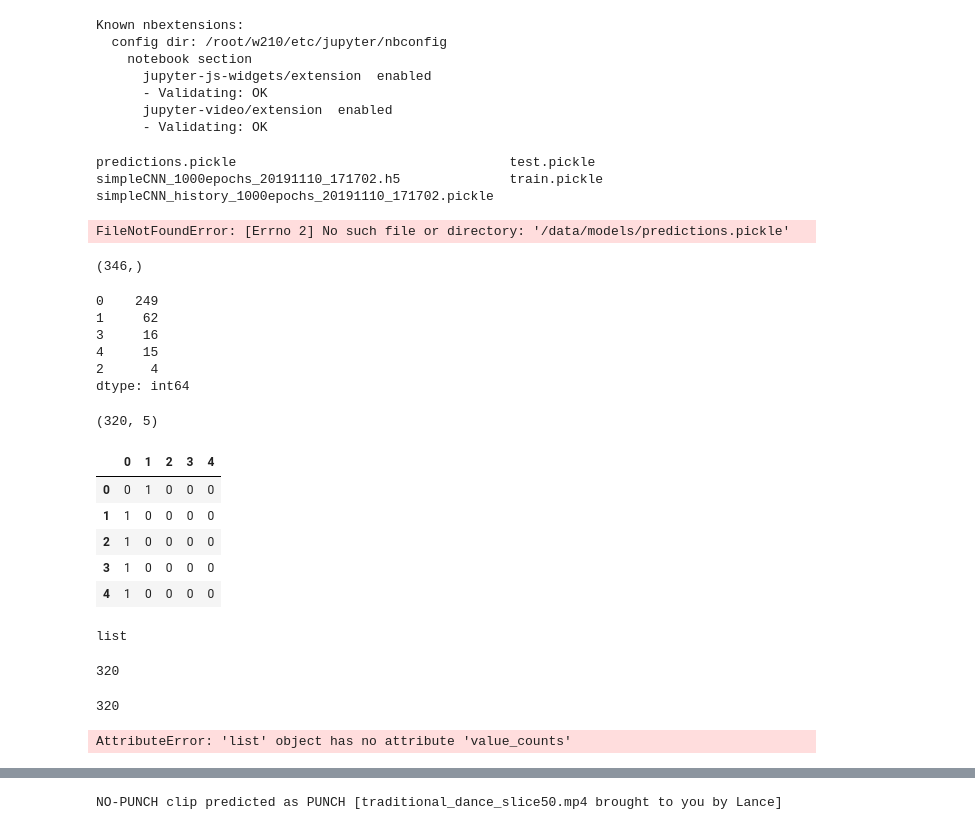
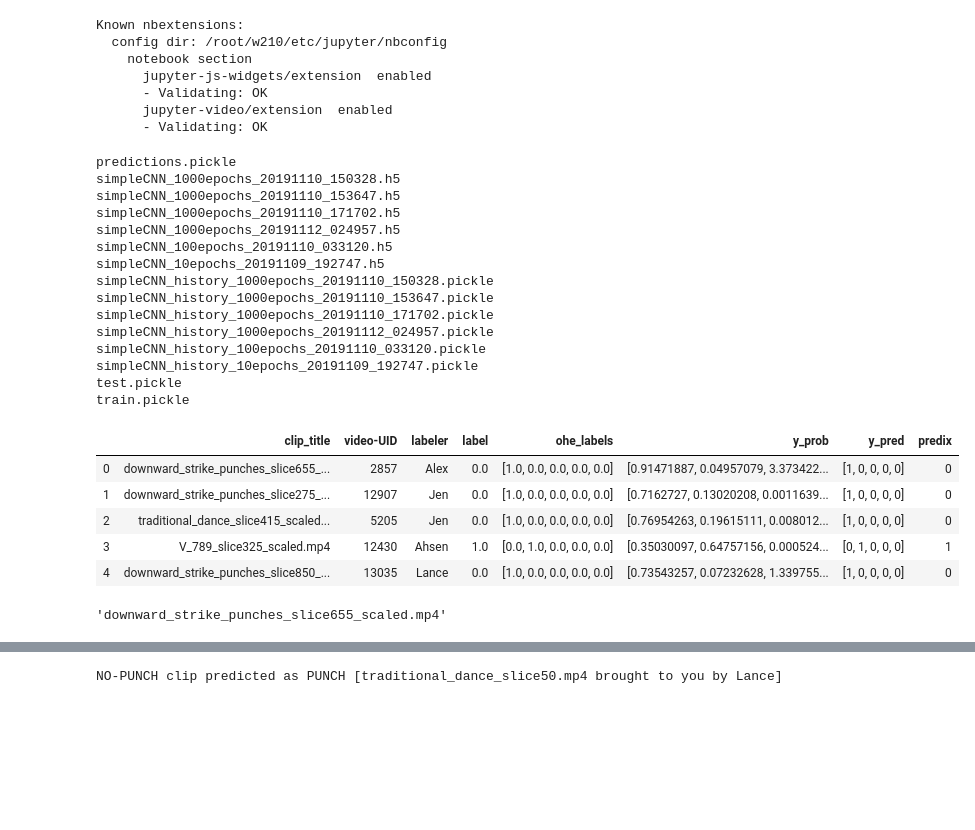
Before and after one commit to ahsenq/bittah-ninja, a Jupyter notebook: eval/EvalTheatre.ipynb, the cells around one changed output, grey strips where cells are left out. Cells and saved outputs as stored; diff of their text form; code cells hidden in the pictures; blank space fills up the shorter version.

Commit message:
bank alex movie night and updates to eval theatre

```diff
--- a/eval/EvalTheatre.ipynb
+++ b/eval/EvalTheatre.ipynb
@@ -26,11 +26,20 @@ Known nbextensions:
       - Validating: OK
 # %%
 !ls ../../models
+df = pd.read_pickle('/root/models/predictions.pickle')
 # %% [output]
-predictions.pickle                                   test.pickle
-simpleCNN_1000epochs_20191110_171702.h5              train.pickle
+predictions.pickle
+simpleCNN_1000epochs_20191110_150328.h5
+simpleCNN_1000epochs_20191110_153647.h5
+simpleCNN_1000epochs_20191110_171702.h5
+simpleCNN_1000epochs_20191112_024957.h5
+simpleCNN_100epochs_20191110_033120.h5
+simpleCNN_10epochs_20191109_192747.h5
+simpleCNN_history_1000epochs_20191110_150328.pickle
+simpleCNN_history_1000epochs_20191110_153647.pickle
 simpleCNN_history_1000epochs_20191110_171702.pickle
+simpleCNN_history_1000epochs_20191112_024957.pickle
+simpleCNN_history_100epochs_20191110_033120.pickle
+simpleCNN_history_10epochs_20191109_192747.pickle
+test.pickle
+train.pickle
-# %%
-df = pd.read_pickle('/data/models/predictions.pickle')
-# %% [output]
-FileNotFoundError: [Errno 2] No such file or directory: '/data/models/predictions.pickle'
@@ -39,13 +45,0 @@ gt = pd.Series(y_test)
-# %%
-gt.shape
-# %% [output]
-(346,)
-# %%
-gt.value_counts()
-# %% [output]
-0    249
-1     62
-3     16
-4     15
-2      4
-dtype: int64
@@ -54,29 +46,14 @@ predix = pd.DataFrame(y_pred)
-# %%
-predix.shape
-# %% [output]
-(320, 5)
 # %%
-predix.head()
+df.head()
 # %% [output]
-|  | 0 | 1 | 2 | 3 | 4 |
-| 0 | 0 | 1 | 0 | 0 | 0 |
-| 1 | 1 | 0 | 0 | 0 | 0 |
-| 2 | 1 | 0 | 0 | 0 | 0 |
-| 3 | 1 | 0 | 0 | 0 | 0 |
-| 4 | 1 | 0 | 0 | 0 | 0 |
+|  | clip_title | video-UID | labeler | label | ohe_labels | y_prob | y_pred | predix |
+| 0 | downward_strike_punches_slice655_... | 2857 | Alex | 0.0 | [1.0, 0.0, 0.0, 0.0, 0.0] | [0.91471887, 0.04957079, 3.373422... | [1, 0, 0, 0, 0] | 0 |
+| 1 | downward_strike_punches_slice275_... | 12907 | Jen | 0.0 | [1.0, 0.0, 0.0, 0.0, 0.0] | [0.7162727, 0.13020208, 0.0011639... | [1, 0, 0, 0, 0] | 0 |
+| 2 | traditional_dance_slice415_scaled... | 5205 | Jen | 0.0 | [1.0, 0.0, 0.0, 0.0, 0.0] | [0.76954263, 0.19615111, 0.008012... | [1, 0, 0, 0, 0] | 0 |
+| 3 | V_789_slice325_scaled.mp4 | 12430 | Ahsen | 1.0 | [0.0, 1.0, 0.0, 0.0, 0.0] | [0.35030097, 0.64757156, 0.000524... | [0, 1, 0, 0, 0] | 1 |
+| 4 | downward_strike_punches_slice850_... | 13035 | Lance | 0.0 | [1.0, 0.0, 0.0, 0.0, 0.0] | [0.73543257, 0.07232628, 1.339755... | [1, 0, 0, 0, 0] | 0 |
-# %%
-type(y_test)
-# %% [output]
-list
-# %%
-len(y_prob)
-# %% [output]
-320
-# %%
-len(y_pred)
-# %% [output]
-320
-# %%
-y_test.value_counts()
-# %% [output]
-AttributeError: 'list' object has no attribute 'value_counts'
+# %%
+extrascaled = df['clip_title'][0]
+extrascaled
+# %% [output]
+'downward_strike_punches_slice655_scaled.mp4'
```
Also changed, not shown: parts of 14 cells of this notebook, 1 other file.
